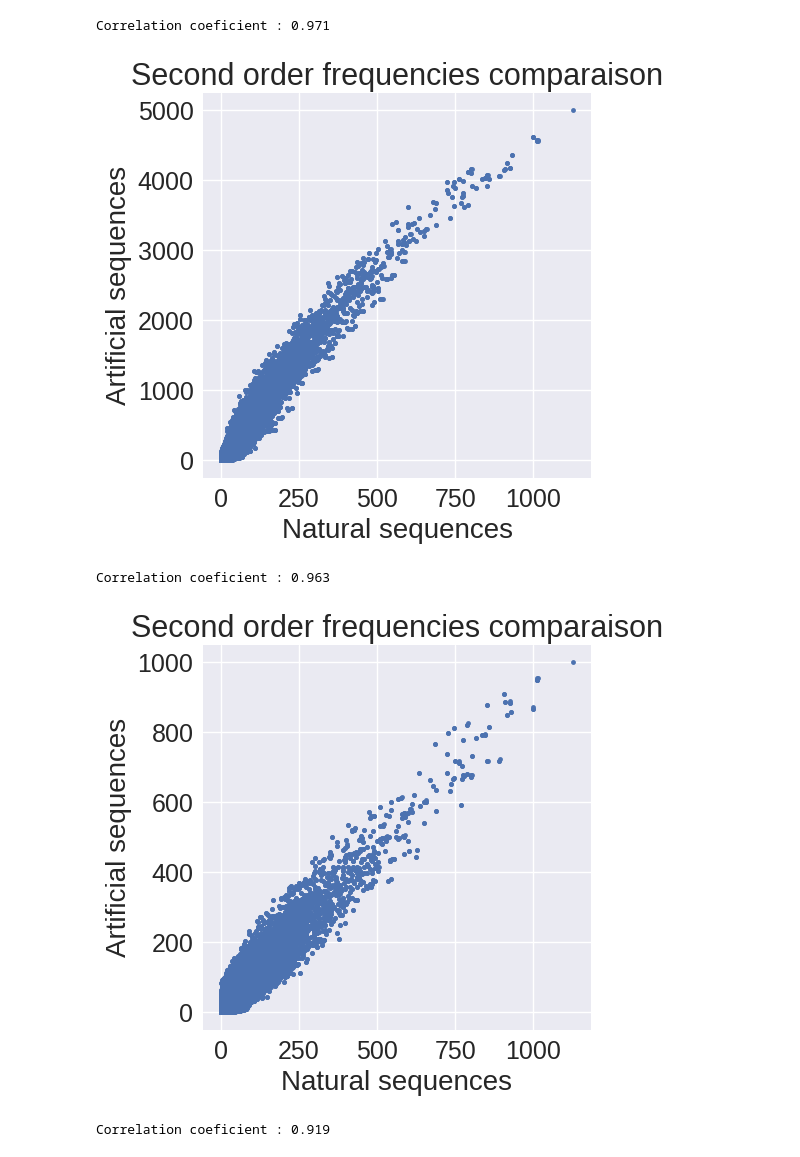
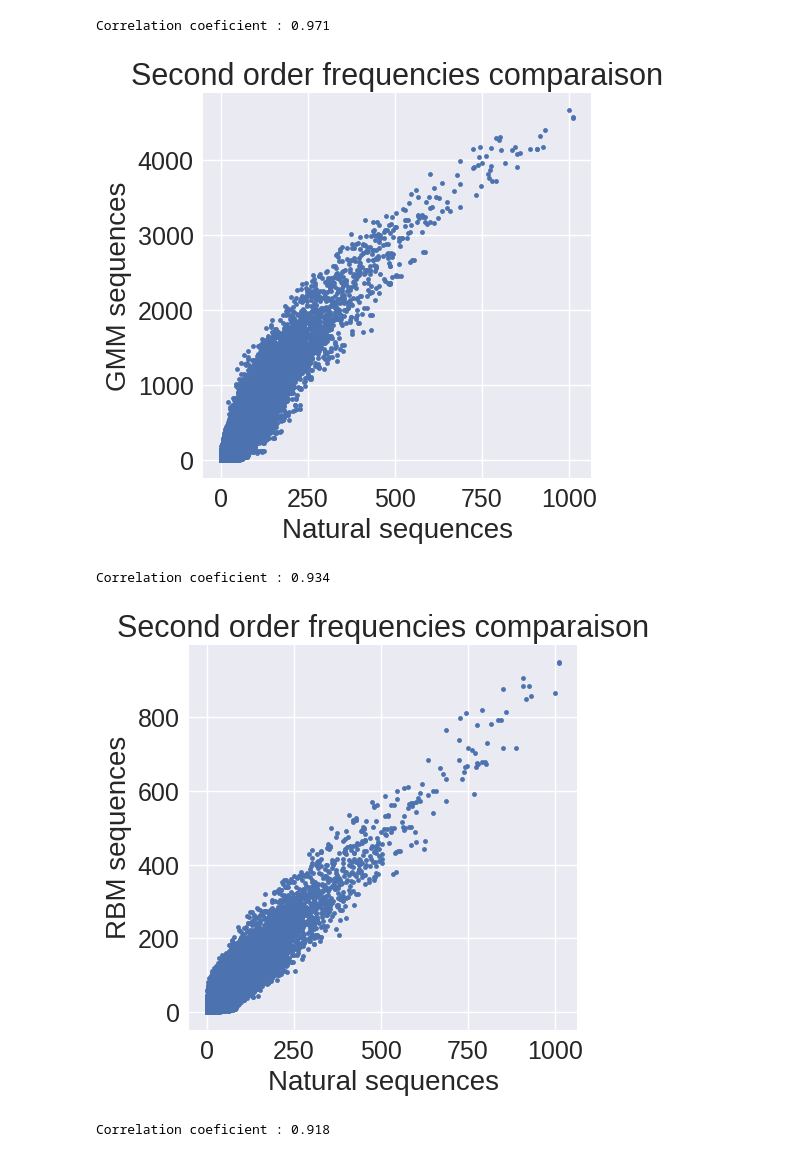
Before and after one commit to vicdlp/CS_project, a Jupyter notebook: CS_project.ipynb, the cells around one changed output. Drawn from its saved outputs; the diff is of its cells as text; code cells hidden in the pictures.

```diff
--- a/CS_project.ipynb
+++ b/CS_project.ipynb
@@ -819,7 +825,7 @@ class Autoencoder(nn.Module):
 
 # Hyperparameters
 input_dim = X_train.shape[1]  # Replace with the actual input dimension
-encoding_dim = 64 # Adjust as needed
+encoding_dim = 32 # Adjust as needed
 learning_rate = 1e-3
 batch_size = 32
 num_epochs = 40
@@ -1073,7 +1083,7 @@ aa_to_index = {aa: i for i, aa in enumerate(amino_acids)}
 
 for seq in nat_seq:
   for i in range(96):
-    for j in range(96):
+    for j in range(i):
       aa1 = seq[i]
       aa2 = seq[j]
       if aa1 in amino_acids and aa2 in amino_acids:
@@ -1084,7 +1094,7 @@ second_order_gen = np.zeros((96, 96, 21, 21))
 
 for seq in gen_seq:
   for i in range(96):
-    for j in range(96):
+    for j in range(i):
       aa1 = seq[i]
       aa2 = seq[j]
       if aa1 in amino_acids and aa2 in amino_acids:
@@ -1092,16 +1102,16 @@ for seq in gen_seq:
 # %%
 plt.figure(figsize=(5,5))
 plt.plot(second_order_nat.flatten(), second_order_gen.flatten(), '.')
 plt.xlabel('Natural sequences')
-plt.ylabel('Artificial sequences')
+plt.ylabel('GMM sequences')
 plt.title('Second order frequencies comparaison')
 plt.show()
 
 corr_GMM = corr_np(second_order_nat.flatten(), second_order_gen.flatten())
 print("Correlation coeficient : %5.3f" %(corr_GMM))
 # %% [output]
-[figure, old version]
+[figure, new version]
-Correlation coeficient : 0.963
+Correlation coeficient : 0.934
 # %%
 second_order_art = np.zeros((96, 96, 21, 21))
 
@@ -1116,12 +1126,12 @@ for seq in art_seq:
 plt.figure(figsize=(5,5))
 plt.plot(second_order_nat.flatten(), second_order_art.flatten(), '.')
 plt.xlabel('Natural sequences')
-plt.ylabel('Artificial sequences')
+plt.ylabel('RBM sequences')
 plt.title('Second order frequencies comparaison')
 plt.show()
 
 corr_RBM = corr_np(second_order_nat.flatten(), second_order_art.flatten())
 print("Correlation coeficient : %5.3f" %(corr_RBM))
 # %% [output]
-[figure, old version]
+[figure, new version]
-Correlation coeficient : 0.919
+Correlation coeficient : 0.918
```
Also changed, not shown: parts of 27 cells of this notebook.
